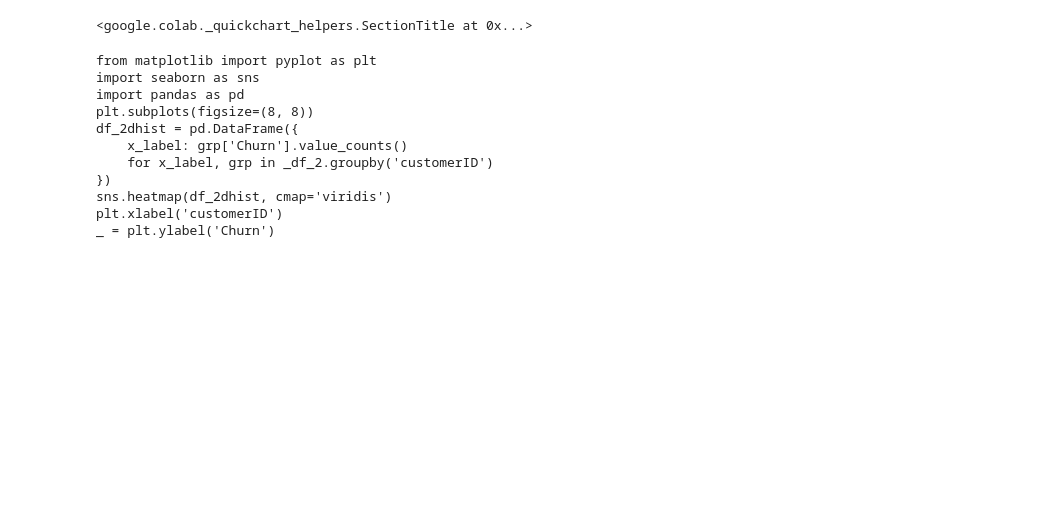
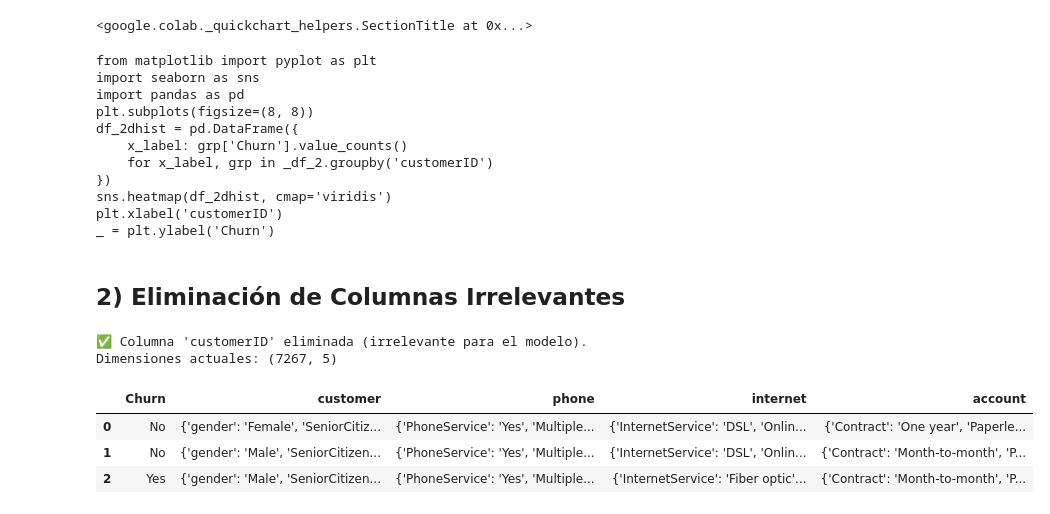
Before and after one commit to CSebasGC/csgc_TelecomX_parte2, a Jupyter notebook: TelecomX_LATAM.ipynb, the cells around one changed output. Cells and saved outputs as stored; diff of their text form; code cells hidden in the pictures; blank space fills up the shorter version.

```diff
--- a/TelecomX_LATAM.ipynb
+++ b/TelecomX_LATAM.ipynb
@@ -644,3 +644,28 @@ df_2dhist = pd.DataFrame({
 sns.heatmap(df_2dhist, cmap='viridis')
 plt.xlabel('customerID')
 _ = plt.ylabel('Churn')
+# %% [markdown]
+## 2) Eliminación de Columnas Irrelevantes
+# %%
+# === PARTE 2 — 2) Eliminación de Columnas Irrelevantes ===
+
+# Copiamos el DataFrame por seguridad
+df_clean = df.copy()
+
+# 1) Verificar si existe customerID
+if "customerID" in df_clean.columns:
+    df_clean = df_clean.drop(columns=["customerID"])
+    print("Columna 'customerID' eliminada (irrelevante para el modelo).")
+else:
+    print("No se encontró la columna 'customerID' en este DataFrame.")
+
+# 2) Mostrar forma y primeras filas
+print("Dimensiones actuales:", df_clean.shape)
+df_clean.head(3)
+# %% [output]
+✅ Columna 'customerID' eliminada (irrelevante para el modelo).
+Dimensiones actuales: (7267, 5)
+|  | Churn | customer | phone | internet | account |
+| 0 | No | {'gender': 'Female', 'SeniorCitiz... | {'PhoneService': 'Yes', 'Multiple... | {'InternetService': 'DSL', 'Onlin... | {'Contract': 'One year', 'Paperle... |
+| 1 | No | {'gender': 'Male', 'SeniorCitizen... | {'PhoneService': 'Yes', 'Multiple... | {'InternetService': 'DSL', 'Onlin... | {'Contract': 'Month-to-month', 'P... |
+| 2 | Yes | {'gender': 'Male', 'SeniorCitizen... | {'PhoneService': 'Yes', 'Multiple... | {'InternetService': 'Fiber optic'... | {'Contract': 'Month-to-month', 'P... |
```
Also changed, not shown: parts of 4 cells of this notebook.
